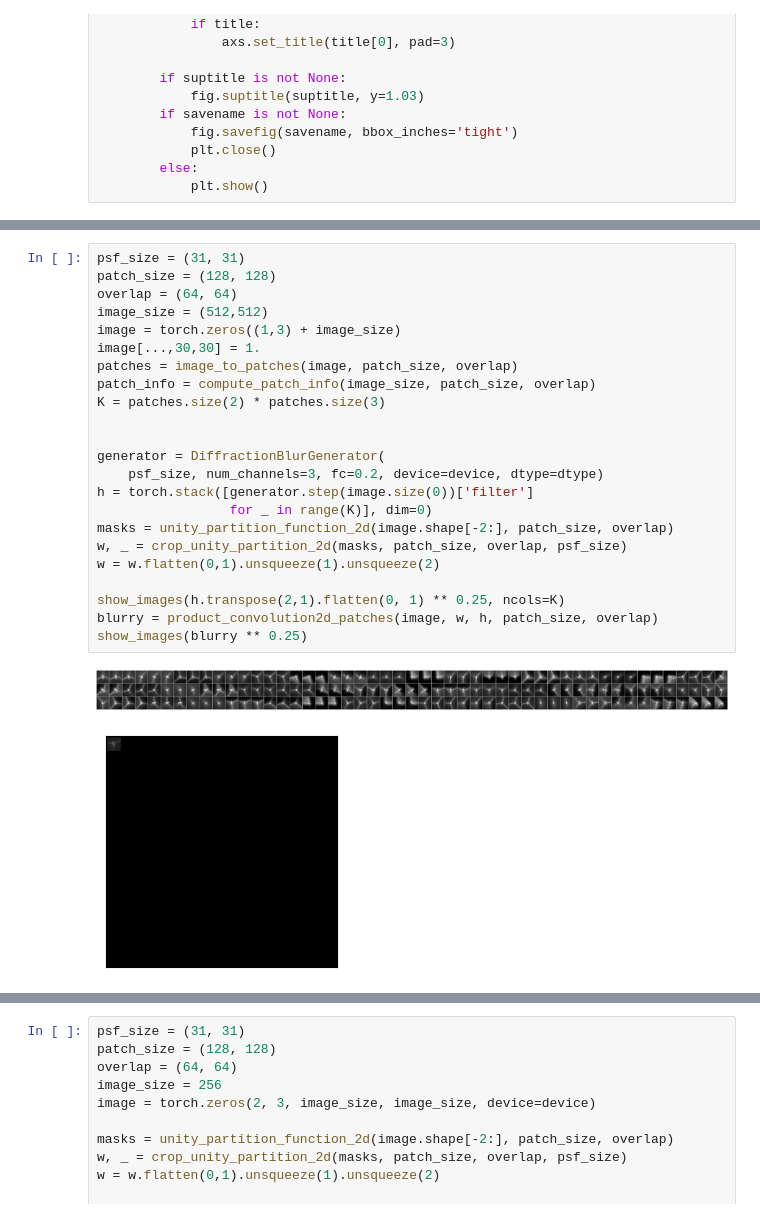
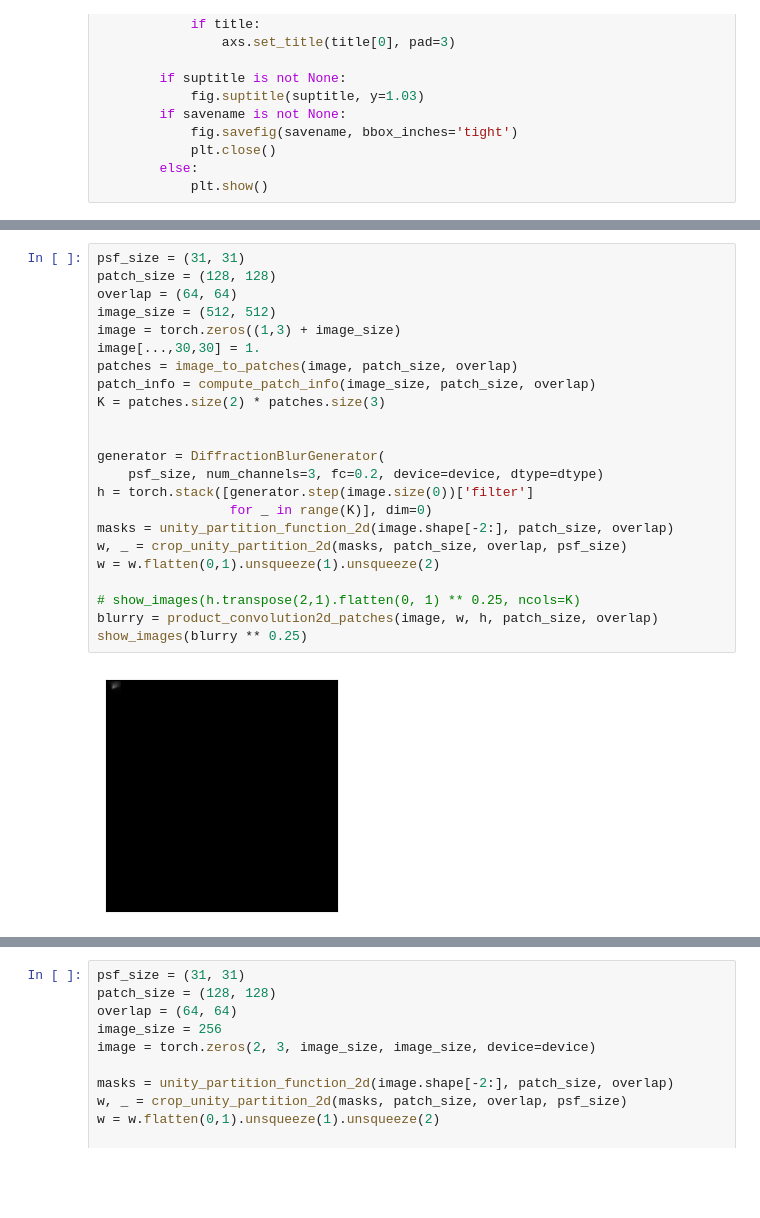
Before and after one commit to samuro95/BregmanOptim, a Jupyter notebook: deepinv/physics/functional/test_product_convolution.ipynb, the cells around one changed output, grey strips where cells are left out. Drawn from its saved outputs; the diff is of its cells as text; blank space fills up the shorter version.

```diff
--- a/deepinv/physics/functional/test_product_convolution.ipynb
+++ b/deepinv/physics/functional/test_product_convolution.ipynb
@@ -156,29 +156,28 @@ FileNotFoundError: [Errno 2] No such file or directory: '/home/minhhai/Works/dat
 # %%
 psf_size = (31, 31)
 patch_size = (128, 128)
 overlap = (64, 64)
-image_size = (512,512)
+image_size = (512, 512)
 image = torch.zeros((1,3) + image_size)
 image[...,30,30] = 1.
 patches = image_to_patches(image, patch_size, overlap)
 patch_info = compute_patch_info(image_size, patch_size, overlap)
 K = patches.size(2) * patches.size(3)
 
 
 generator = DiffractionBlurGenerator(
     psf_size, num_channels=3, fc=0.2, device=device, dtype=dtype)
 h = torch.stack([generator.step(image.size(0))['filter']
                  for _ in range(K)], dim=0)
 masks = unity_partition_function_2d(image.shape[-2:], patch_size, overlap)
 w, _ = crop_unity_partition_2d(masks, patch_size, overlap, psf_size)
 w = w.flatten(0,1).unsqueeze(1).unsqueeze(2)
 
-show_images(h.transpose(2,1).flatten(0, 1) ** 0.25, ncols=K)
+# show_images(h.transpose(2,1).flatten(0, 1) ** 0.25, ncols=K)
 blurry = product_convolution2d_patches(image, w, h, patch_size, overlap)
 show_images(blurry ** 0.25)
 # %% [output]
-[figure, old version]
+[figure, new version]
-[figure, removed]
 # %%
 position = (45, 68)
 psf_size = (31, 31)
```
Also changed, not shown: parts of 2 cells of this notebook, 2 other files.
